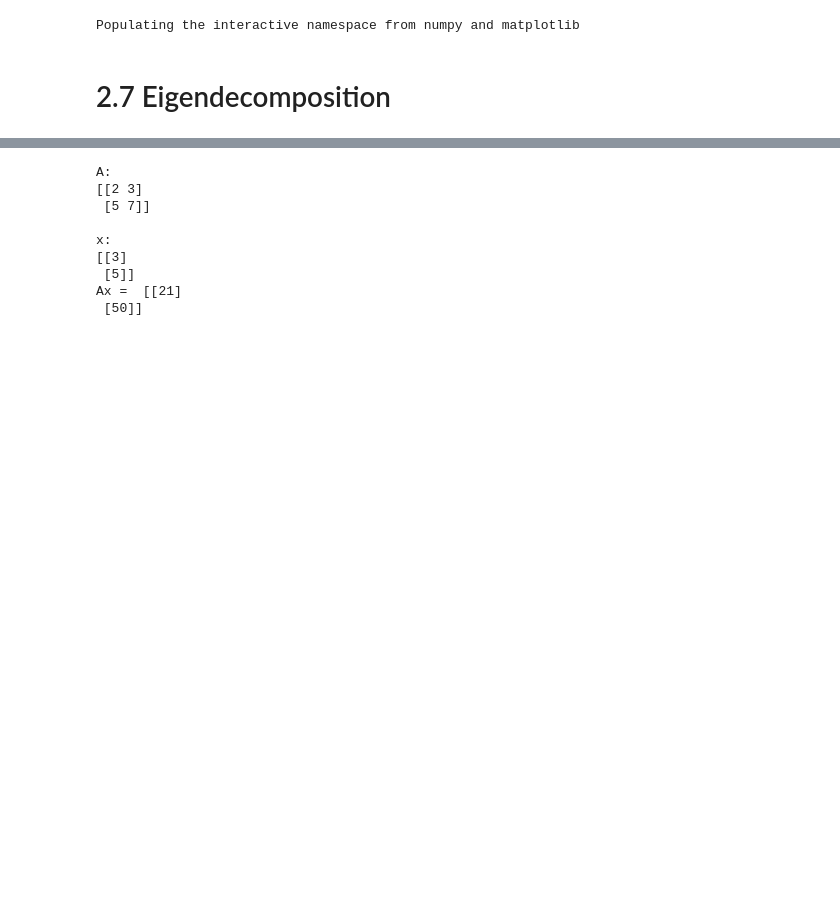
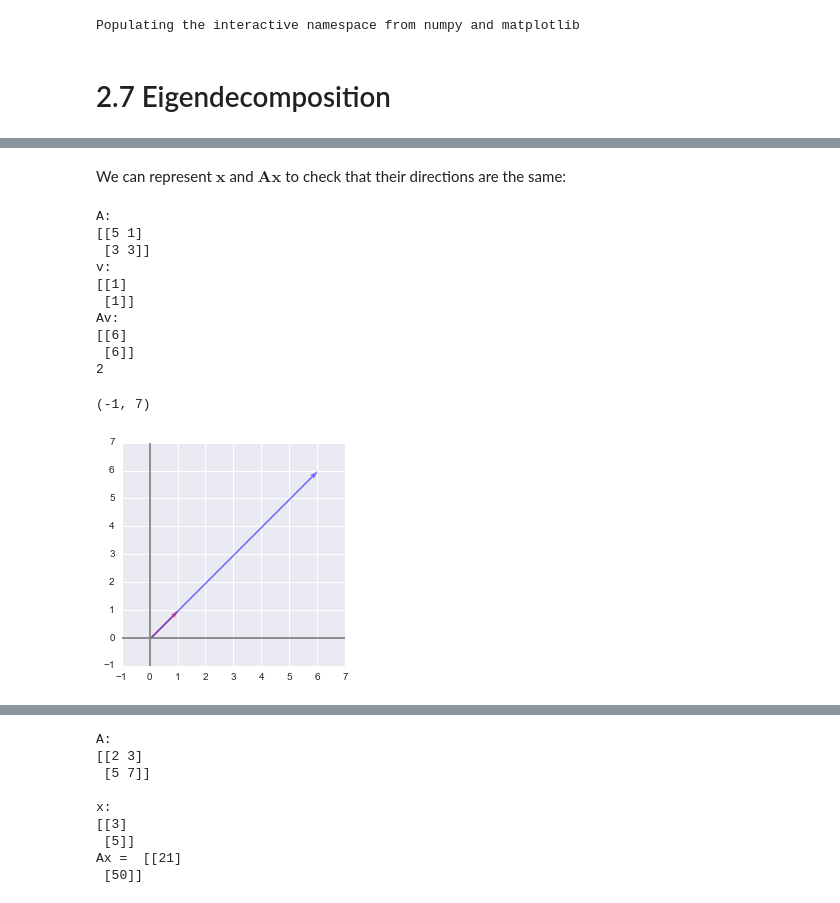
Before and after one commit to hadrienj/deepLearningBook-Notes, a Jupyter notebook: 2.7 Eigendecomposition.ipynb, the cells around one changed output, grey strips where cells are left out. Drawn from its saved outputs; the diff is of its cells as text; code cells hidden in the pictures; blank space fills up the shorter version.

```diff
--- a/2.7 Eigendecomposition.ipynb
+++ b/2.7 Eigendecomposition.ipynb
@@ -24,0 +97,26 @@ np.set_printoptions(suppress=True)
+# %% [markdown]
+We can represent $\boldsymbol{x}$ and $\boldsymbol{Ax}$ to check that their directions are the same:
+# %%
+A = np.array([[5,1], [3, 3]])
+print 'A:\n', A
+v = np.array([[1], [1]])
+print 'v:\n', v
+Av = np.dot(A, v)
+print 'Av:\n', Av
+
+plotVectors([v.flatten(), Av.flatten()], cols=['red', 'blue'])
+plt.ylim(-1, 7)
+plt.xlim(-1, 7)
+# %% [output]
+A:
+[[5 1]
+ [3 3]]
+v:
+[[1]
+ [1]]
+Av:
+[[6]
+ [6]]
+2
+(-1, 7)
+[figure, added]
```
Also changed, not shown: parts of 25 cells of this notebook, 2 other files.
